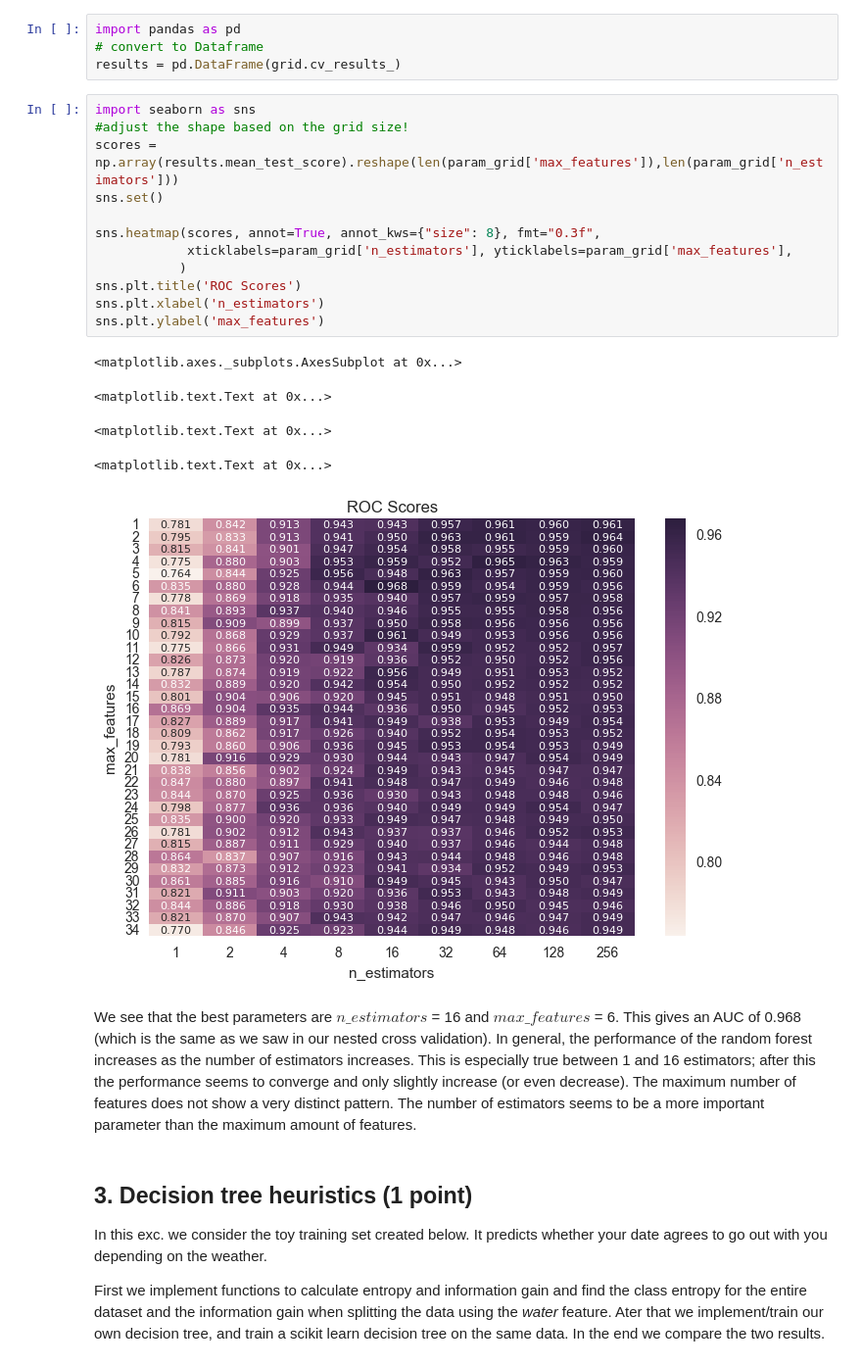
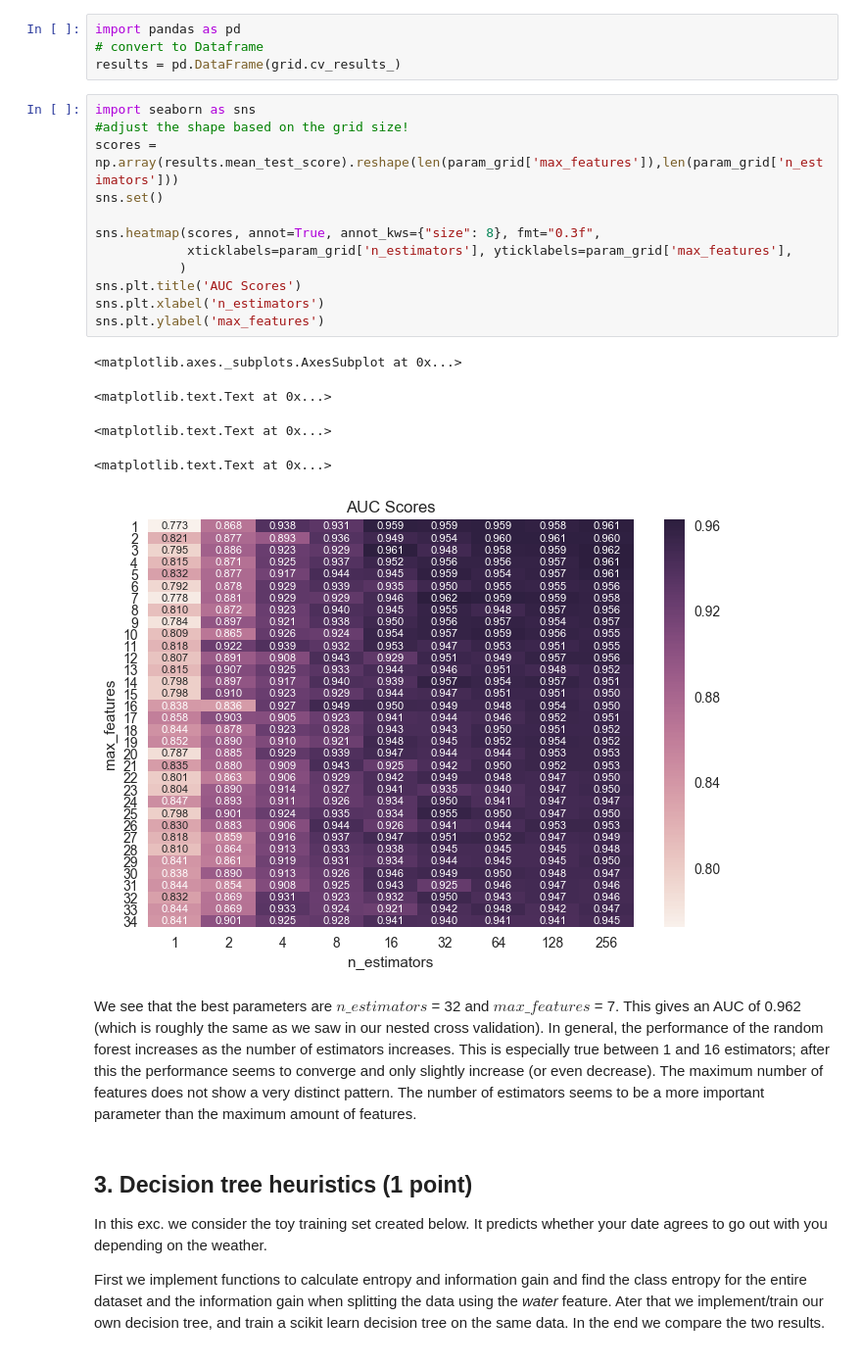
Before and after one commit to mcpeer/mla1, a Jupyter notebook: Assignment 1 - Weerts Peer.ipynb, the cells around one changed output. Shown at 98% size. Saved outputs shown, nothing was run; the diff lists cells and outputs as text.

```diff
--- a/Assignment 1 - Weerts Peer.ipynb
+++ b/Assignment 1 - Weerts Peer.ipynb
@@ -349,23 +349,23 @@ results = pd.DataFrame(grid.cv_results_)
 # %%
 import seaborn as sns
 #adjust the shape based on the grid size!
 scores = np.array(results.mean_test_score).reshape(len(param_grid['max_features']),len(param_grid['n_estimators']))
 sns.set()
 
 sns.heatmap(scores, annot=True, annot_kws={"size": 8}, fmt="0.3f",
             xticklabels=param_grid['n_estimators'], yticklabels=param_grid['max_features'],
            )
-sns.plt.title('ROC Scores')
+sns.plt.title('AUC Scores')
 sns.plt.xlabel('n_estimators')
 sns.plt.ylabel('max_features')
 # %% [output]
 <matplotlib.axes._subplots.AxesSubplot at 0x...>
 <matplotlib.text.Text at 0x...>
 <matplotlib.text.Text at 0x...>
 <matplotlib.text.Text at 0x...>
-[figure, old version]
+[figure, new version]
 # %% [markdown]
-We see that the best parameters are $n\_estimators$ = 16 and $max\_features$ = 6. This gives an AUC of 0.968 (which is the same as we saw in our nested cross validation). In general, the performance of the random forest increases as the number of estimators increases. This is especially true between 1 and 16 estimators; after this the performance seems to converge and only slightly increase (or even decrease). The maximum number of features does not show a very distinct pattern. The number of estimators seems to be a more important parameter than the maximum amount of features.
+We see that the best parameters are $n\_estimators$ = 32 and $max\_features$ = 7. This gives an AUC of 0.962 (which is roughly the same as we saw in our nested cross validation). In general, the performance of the random forest increases as the number of estimators increases. This is especially true between 1 and 16 estimators; after this the performance seems to converge and only slightly increase (or even decrease). The maximum number of features does not show a very distinct pattern. The number of estimators seems to be a more important parameter than the maximum amount of features.
 # %% [markdown]
 ## 3. Decision tree heuristics (1 point)
 In this exc. we consider the toy training set created below. It predicts whether your date agrees to go out with you depending on the weather.
```
Also changed, not shown: parts of 8 cells of this notebook.
